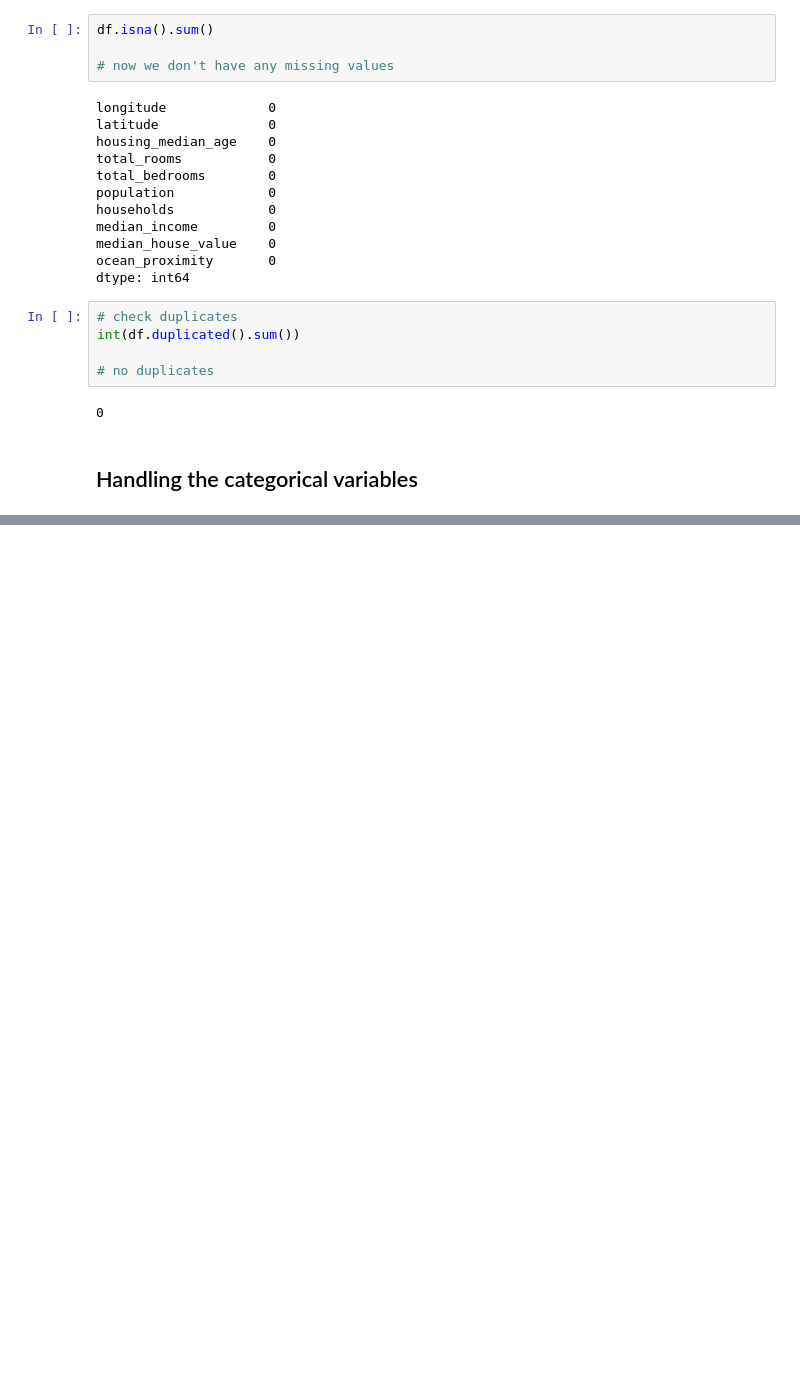
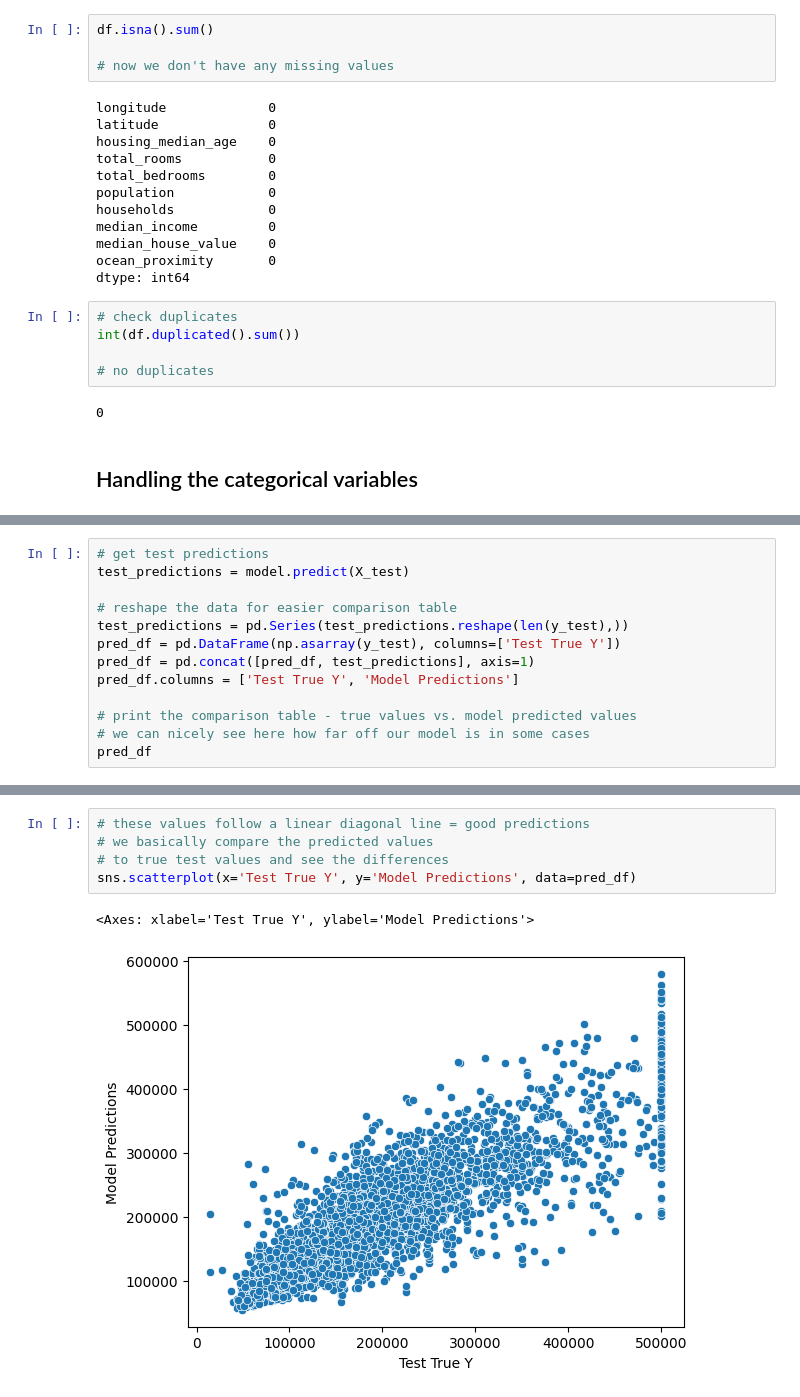
Before and after one commit to RovSveta/DeepLearning2025, a Jupyter notebook: Exercise_1/ANN_regression.ipynb, the cells around one changed output, grey strips where cells are left out. Drawn from its saved outputs; the diff is of its cells as text; blank space fills up the shorter version.

```diff
--- a/Exercise_1/ANN_regression.ipynb
+++ b/Exercise_1/ANN_regression.ipynb
@@ -92,0 +324,13 @@ int(df.duplicated().sum())
+# %%
+# get test predictions
+test_predictions = model.predict(X_test)
+
+# reshape the data for easier comparison table
+test_predictions = pd.Series(test_predictions.reshape(len(y_test),))
+pred_df = pd.DataFrame(np.asarray(y_test), columns=['Test True Y'])
+pred_df = pd.concat([pred_df, test_predictions], axis=1)
+pred_df.columns = ['Test True Y', 'Model Predictions']
+
+# print the comparison table - true values vs. model predicted values
+# we can nicely see here how far off our model is in some cases
+pred_df
@@ -92,0 +352,8 @@ int(df.duplicated().sum())
+# %%
+# these values follow a linear diagonal line = good predictions
+# we basically compare the predicted values
+# to true test values and see the differences
+sns.scatterplot(x='Test True Y', y='Model Predictions', data=pred_df)
+# %% [output]
+<Axes: xlabel='Test True Y', ylabel='Model Predictions'>
+[figure, added]
```
Also changed, not shown: parts of 26 cells of this notebook.
